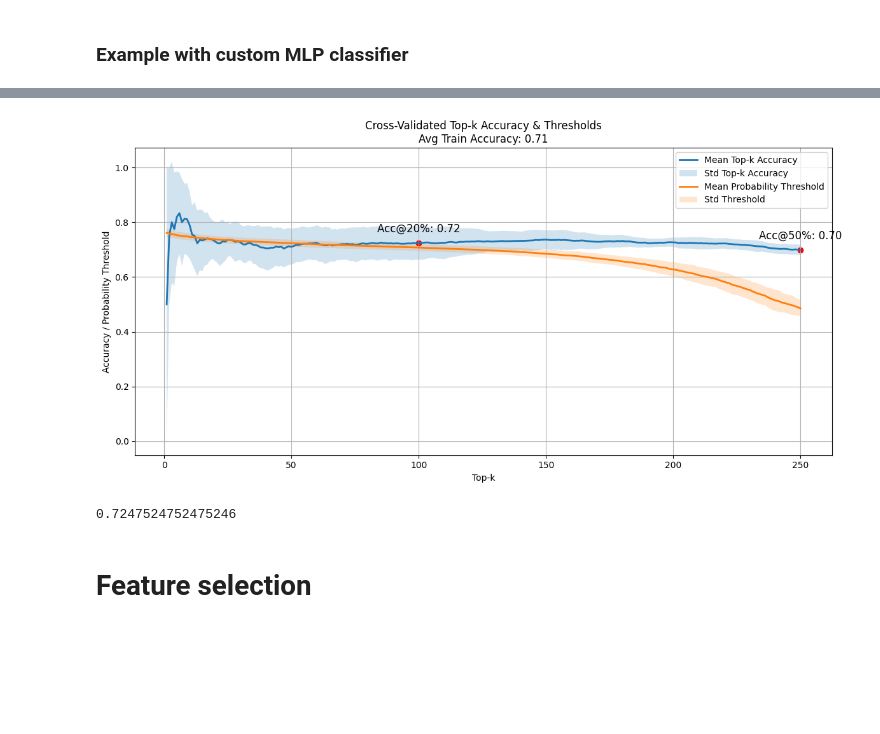
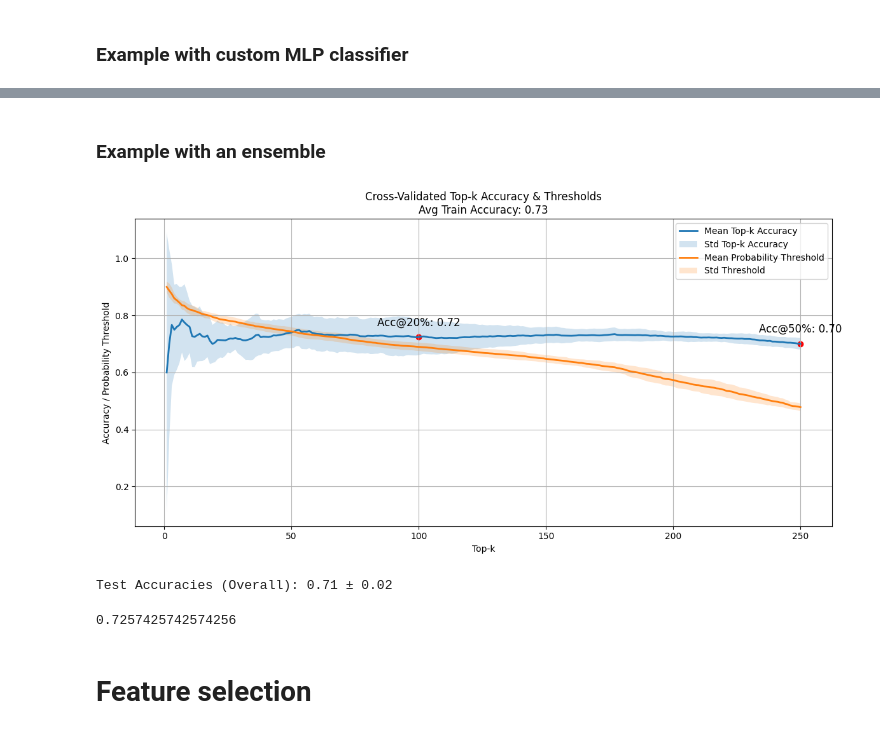
Before and after one commit to ssafiejko/aml_project_2, a Jupyter notebook: feature_selection.ipynb, the cells around one changed output, grey strips where cells are left out. Saved outputs shown, nothing was run; the diff lists cells and outputs as text; code cells hidden in the pictures; blank space fills up the shorter version.

Commit message:
MARS+ensemble

```diff
--- a/feature_selection.ipynb
+++ b/feature_selection.ipynb
@@ -19,6 +22,8 @@ comparator = ModelComparator(X, y, n_splits=10)
 # %%
 from sklearn.linear_model import LogisticRegression
 # %%
-comparator.evaluate_model(XGBClassifier(),
-                          variables=None) # If None, calculates with all variables
+X = pd.read_table('mars_features_output.txt', sep=",", header=None)
+comparator = ModelComparator(X, y, n_splits=10)
+criterion = comparator.evaluate_model(XGBClassifier(),
+                          None) # If None, calculates with all variables
 # %% [output]
@@ -29,11 +44,21 @@ comparator.evaluate_model(XGBClassifier(),
+# %% [markdown]
+### Example with an ensemble
 # %%
-model = MLPClassifier(epochs=20, lr=0.001, weight_decay=0, batch_size=64)
+model_mlp = MLPClassifier(epochs=8, lr=0.002, weight_decay=0.0001, batch_size=64)
+# xgb = XGBClassifier()
+rf = RandomForestClassifier(n_estimators=20, criterion="entropy")
+lr = LogisticRegression()
 
-comparator.evaluate_model(model,
-                          variables=[2, 353]) # This method also returns Acc@20%
+ensemble = ModelEnsemble(models=(rf, lr, model_mlp), voting="mean")
+
+
+
+comparator.evaluate_model(ensemble,
+                          variables=[2, 462, 351, 28]) # This method also returns Acc@20%
 # %% [output]
-[figure, old version]
+[figure, new version]
-0.7247524752475246
+Test Accuracies (Overall): 0.71 ± 0.02
+0.7257425742574256
 # %% [markdown]
 # Feature selection
 # %% [markdown]
```
Also changed, not shown: parts of 17 cells of this notebook, 2 other files.
